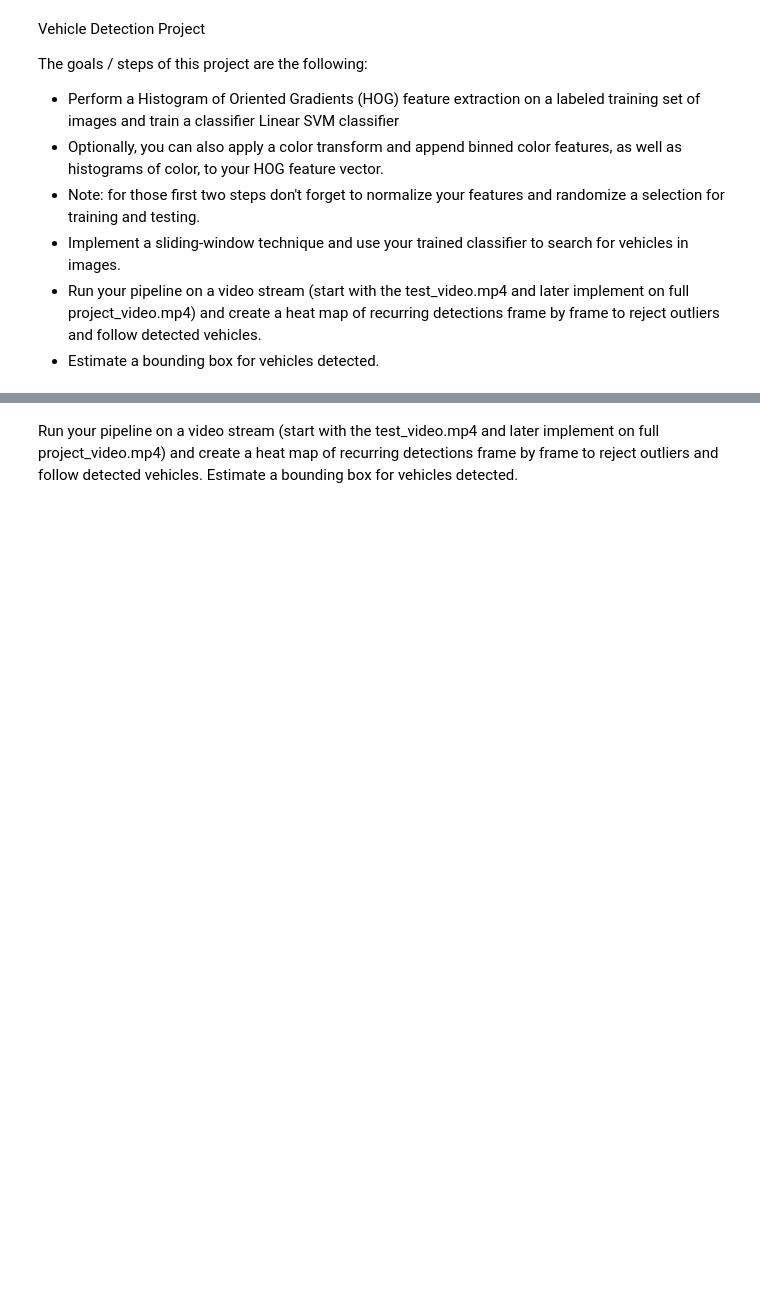
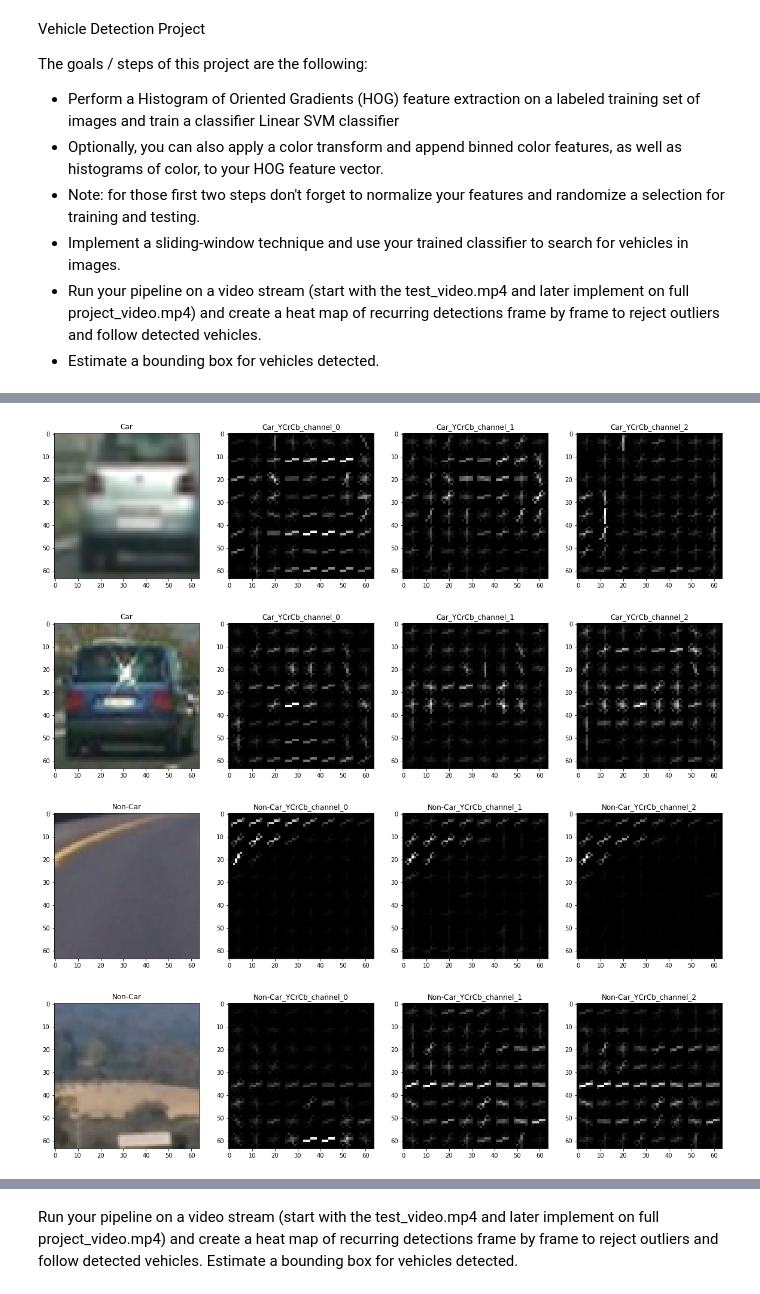
Before and after one commit to matrix-revolution/CarND-Vehicle-Detection, a Jupyter notebook: VehicleDetection.ipynb, the cells around one changed output, grey strips where cells are left out. Saved outputs shown, nothing was run; the diff lists cells and outputs as text; code cells hidden in the pictures; blank space fills up the shorter version.

```diff
--- a/VehicleDetection.ipynb
+++ b/VehicleDetection.ipynb
@@ -357,0 +340,43 @@ plt.imshow(window_img)
+# %%
+def get_hog_ycrcb_channelwise(img, color_space, main_title):
+    output = []
+    titles = []
+    orient = 9  # HOG orientations
+    pix_per_cell = 8 # HOG pixels per cell
+    cell_per_block = 2 # HOG cells per block
+    output.append(img)
+    titles.append(main_title)
+    if color_space == 'YCrCb':
+        feature_image = cv2.cvtColor(img, cv2.COLOR_RGB2YCrCb)
+    else:
+        feature_image = np.copy(img)
+    for channel in range(3):
+        title = main_title + "_" + color_space +"_channel_" + str(channel)
+        features, hog_img = get_hog_features(feature_image[:,:,channel],
+                                    orient, pix_per_cell, cell_per_block,
+                             vis=True, feature_vec=True)
+
+        output.append(hog_img)
+        titles.append(title)
+    return output, titles
+# %%
+def plot_img_hogs(hog_imgs, titles):
+    fig, (img1, img2, img3, img4) = plt.subplots(1,4, figsize=(20,20))
+    img1.imshow(hog_imgs[0], 'gray')
+    img1.set_title(titles[0])
+    img2.imshow(hog_imgs[1], 'gray')
+    img2.set_title(titles[1])
+    img3.imshow(hog_imgs[2], 'gray')
+    img3.set_title(titles[2])
+    img4.imshow(hog_imgs[3], 'gray')
+    img4.set_title(titles[3])
+# %%
+hog_imgs, titles = get_hog_ycrcb_channelwise(vehicle_imgs[100], 'YCrCb', 'Car')
+plot_img_hogs(hog_imgs, titles)
+hog_imgs, titles = get_hog_ycrcb_channelwise(vehicle_imgs[200], 'YCrCb', 'Car')
+plot_img_hogs(hog_imgs, titles)
+hog_imgs, titles = get_hog_ycrcb_channelwise(non_vehicle_imgs[100], 'YCrCb', 'Non-Car')
+plot_img_hogs(hog_imgs, titles)
+hog_imgs, titles = get_hog_ycrcb_channelwise(non_vehicle_imgs[200], 'YCrCb', 'Non-Car')
+plot_img_hogs(hog_imgs, titles)
+# %% [output]
@@ -357,0 +385,4 @@ plt.imshow(window_img)
+[figure, added]
+[figure, added]
+[figure, added]
+[figure, added]
```
Also changed, not shown: parts of 48 cells of this notebook, 1 other file.
